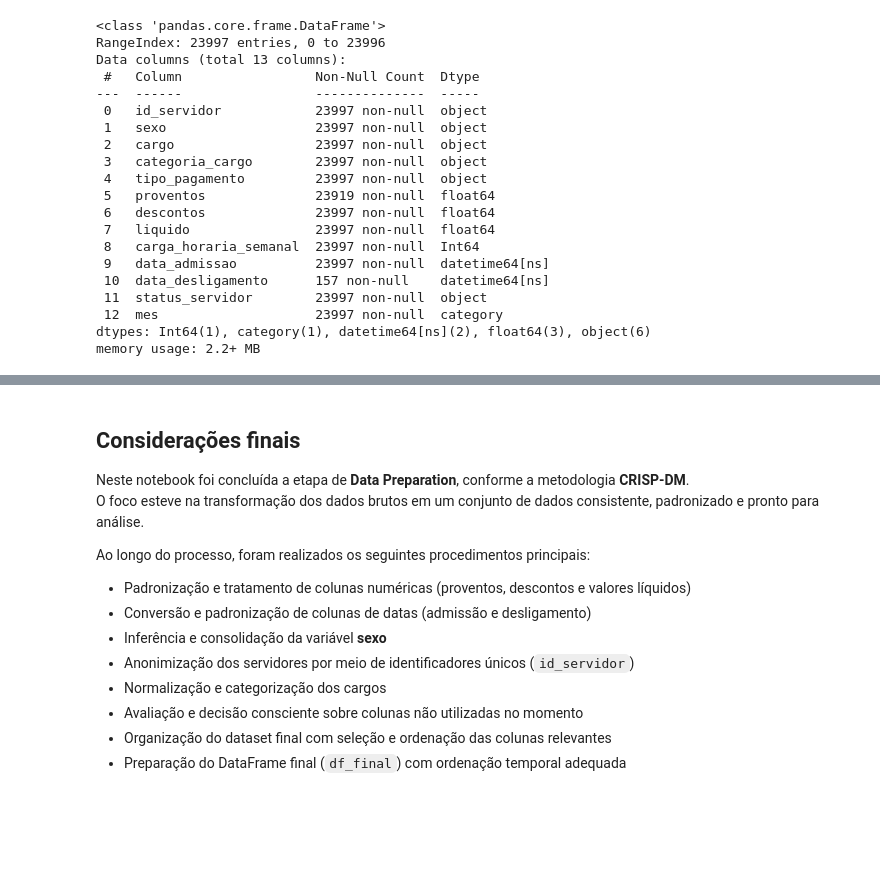
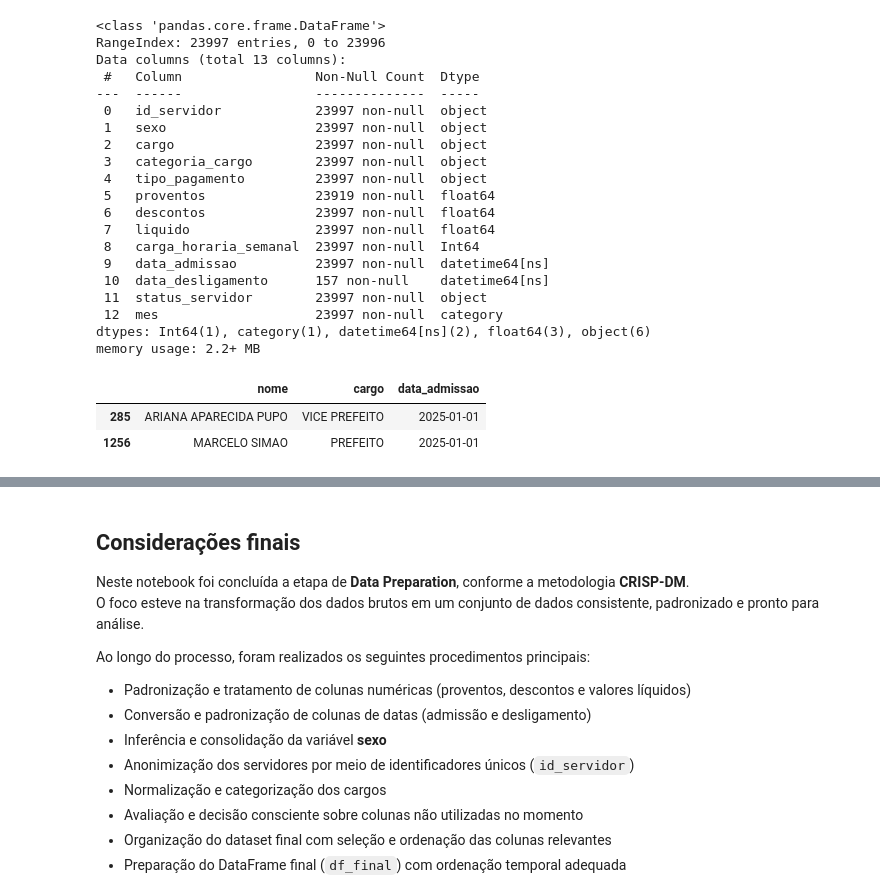
Before and after one commit to oguidenardi/folha_pagamento_santa_rita_2025, a Jupyter notebook: notebooks/03_data_preparation.ipynb, the cells around one changed output, grey strips where cells are left out. Cells and saved outputs as stored; diff of their text form; code cells hidden in the pictures; blank space fills up the shorter version.

```diff
--- a/notebooks/03_data_preparation.ipynb
+++ b/notebooks/03_data_preparation.ipynb
@@ -1272,6 +1298,22 @@ Data columns (total 13 columns):
  12  mes                    23997 non-null  category
 dtypes: Int64(1), category(1), datetime64[ns](2), float64(3), object(6)
 memory usage: 2.2+ MB
+# %%
+df_final = df_prepared[
+    (~df_prepared['flag_agente_politico']) |
+    (
+        (df_prepared['flag_agente_politico']) &
+        (df_prepared['data_admissao'] >= '2025-01-01')
+    )
+]
+# %%
+df_final[df_final['flag_agente_politico']][
+    ['nome', 'cargo', 'data_admissao']
+].drop_duplicates()
+# %% [output]
+|  | nome | cargo | data_admissao |
+| 285 | ARIANA APARECIDA PUPO | VICE PREFEITO | 2025-01-01 |
+| 1256 | MARCELO SIMAO | PREFEITO | 2025-01-01 |
 # %%
 output_path = "../data/processed/servidores_municipais_final.csv"
 
```
Also changed, not shown: parts of 14 cells of this notebook.
